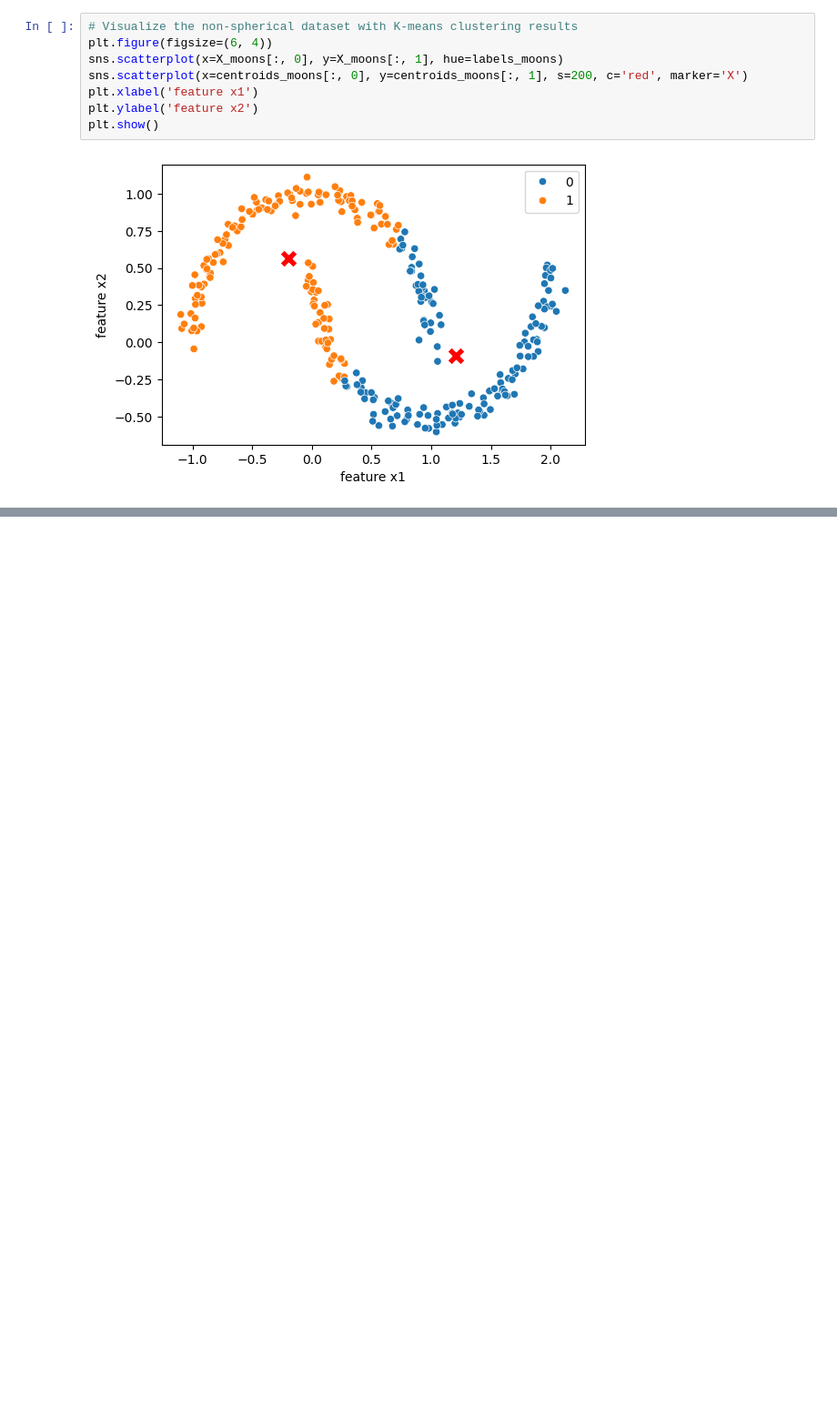
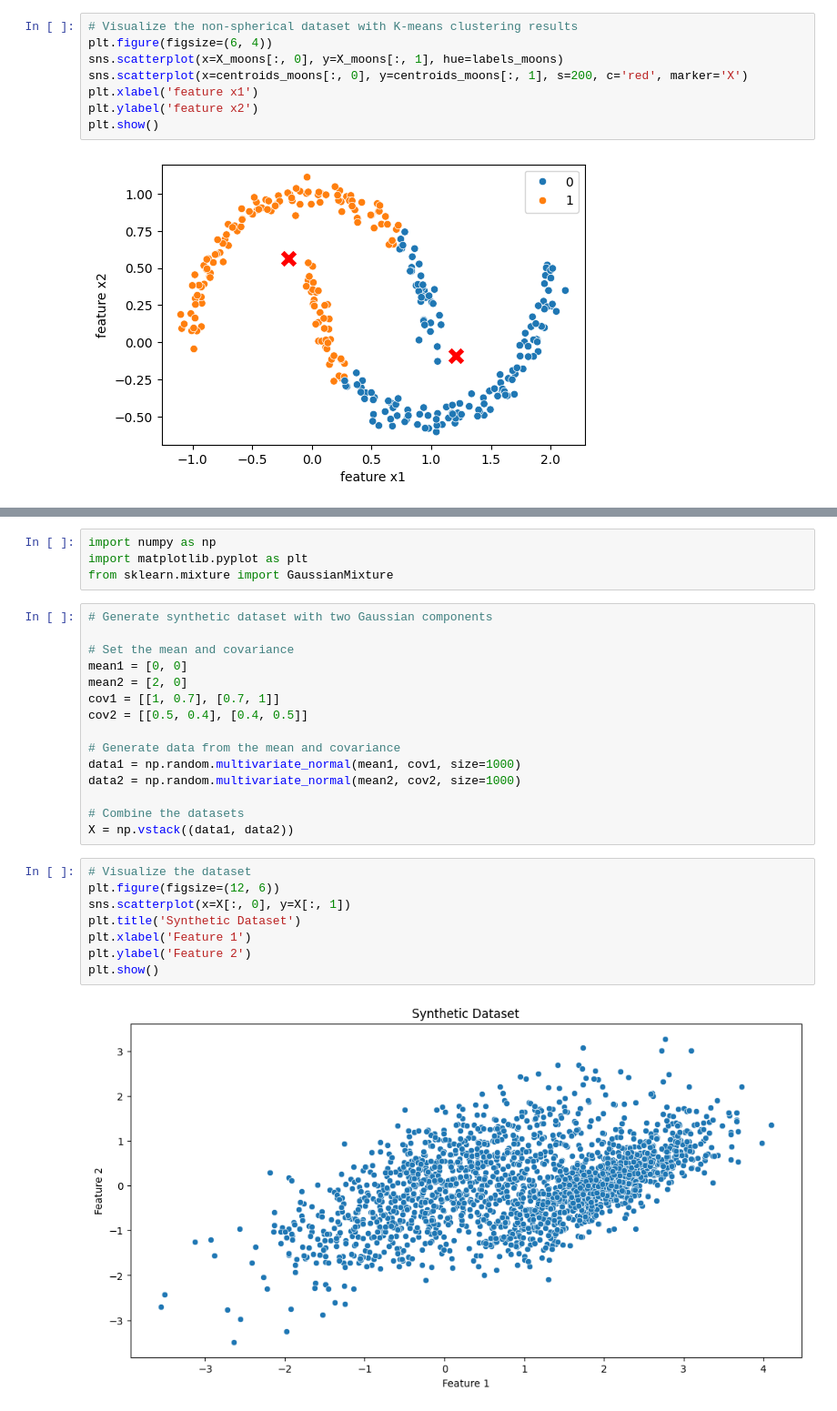
Before and after one commit to prof-sushil/Data-Science-World, a Jupyter notebook: tutorials/clustering_k_means.ipynb, the cells around one changed output, grey strips where cells are left out. Shown: that part at 91% size. Drawn from its saved outputs; the diff is of its cells as text; blank space fills up the shorter version.

```diff
--- a/tutorials/clustering_k_means.ipynb
+++ b/tutorials/clustering_k_means.ipynb
@@ -216,0 +329,29 @@ plt.show()
+# %%
+import numpy as np
+import matplotlib.pyplot as plt
+from sklearn.mixture import GaussianMixture
+# %%
+# Generate synthetic dataset with two Gaussian components
+
+# Set the mean and covariance
+mean1 = [0, 0]
+mean2 = [2, 0]
+cov1 = [[1, 0.7], [0.7, 1]]
+cov2 = [[0.5, 0.4], [0.4, 0.5]]
+
+# Generate data from the mean and covariance
+data1 = np.random.multivariate_normal(mean1, cov1, size=1000)
+data2 = np.random.multivariate_normal(mean2, cov2, size=1000)
+
+# Combine the datasets
+X = np.vstack((data1, data2))
+# %%
+# Visualize the dataset
+plt.figure(figsize=(12, 6))
+sns.scatterplot(x=X[:, 0], y=X[:, 1])
+plt.title('Synthetic Dataset')
+plt.xlabel('Feature 1')
+plt.ylabel('Feature 2')
+plt.show()
+# %% [output]
+[figure, added]
```
Also changed, not shown: parts of 15 cells of this notebook, 3 other files.
